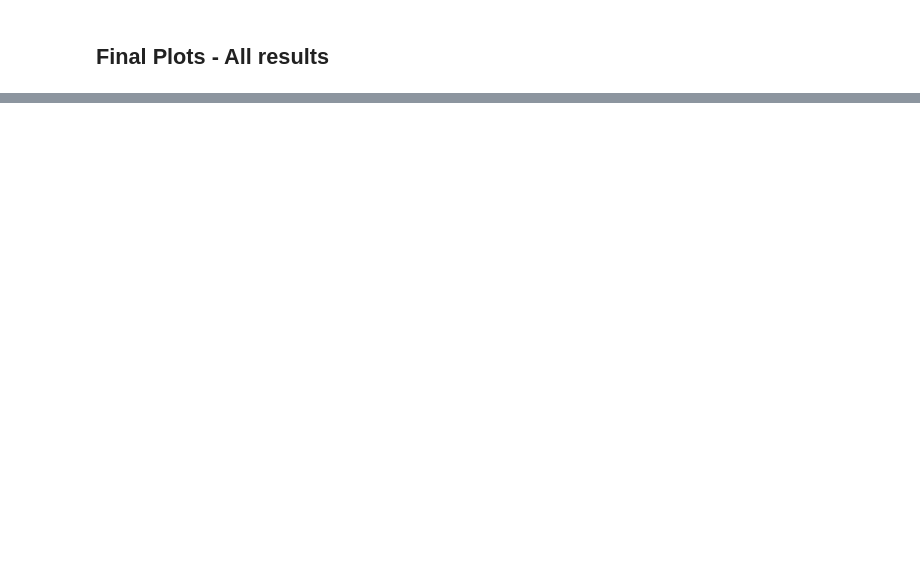
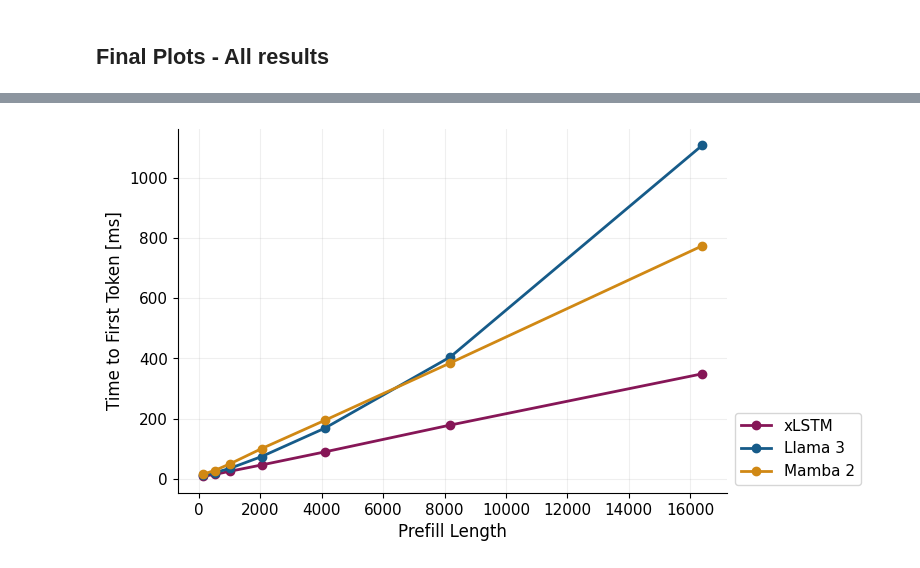
Before and after one commit to subho406/mlstm_kernels, a Jupyter notebook: notebooks/plots_7B_model_benchmark/hf_7B_timetofirsttok_results--final.ipynb, the cells around one changed output, grey strips where cells are left out. Cells and saved outputs as stored; diff of their text form; code cells hidden in the pictures; blank space fills up the shorter version.

```diff
--- a/notebooks/plots_7B_model_benchmark/hf_7B_timetofirsttok_results--final.ipynb
+++ b/notebooks/plots_7B_model_benchmark/hf_7B_timetofirsttok_results--final.ipynb
@@ -186,0 +230,30 @@ fig = rc_context_wrapper(
+# %%
+selected_columns = {
+    "xlstm": "R--xlstm__tcm__ampdt-bfloat16__wdt-bfloat16__ucgg-True_ucgm-False_isd-bfloat16_ed-4096_nh-8_nb-32_vs-50304_wm-fused_ck-chunkwise--triton_xl_chunk_sk-native_sequence__triton_step_fused_sk-triton_fused_cs-128_akd-bfloat16",
+    "llama3": "R--llama3__ampdt-bfloat16__wdt-bfloat16__ucgg-True_ucgm-False",
+    # "llama2": "R--llama2__ampdt-bfloat16__wdt-bfloat16__ucgg-True_ucgm-False",
+    # "falcon_mamba": "R--falcon_mamba__ampdt-bfloat16__wdt-bfloat16__ucgg-True_ucgm-False",
+    "codestral_mamba": "R--codestral_mamba__ampdt-bfloat16__wdt-bfloat16__ucgg-True_ucgm-False",
+}
+filename_suffix = "only_3"
+# %%
+ttft_1_plot_df = select_columns(
+    ttft_1_df, selected_columns, keep_col_regex=".*prefill.*"
+)
+# %%
+fig = rc_context_wrapper(
+    func=plot_benchmark_result_table,
+    result_df=ttft_1_plot_df,
+    x_axis_param="prefill_length",
+    # linestyle_mapping=linestyle_mapping,
+    style_dict=style_dict,
+    style_dict_colname_mapping_exact=False,
+    y_label="Time to First Token [ms]",
+    x_label="Prefill Length",
+    title="",  # "Time to generate 1 tokens, for varying prefill lengths",
+    figsize=(1.5 * 12 * 1 / 2.54, 1.5 * 8 * 1 / 2.54),
+    filename=f"timetofirsttoken_1_tokens{filename_suffix}",
+    add_legend=add_legend,
+)
+# %% [output]
+[figure, added]
```
Also changed, not shown: parts of 14 cells of this notebook, 4 other files.
